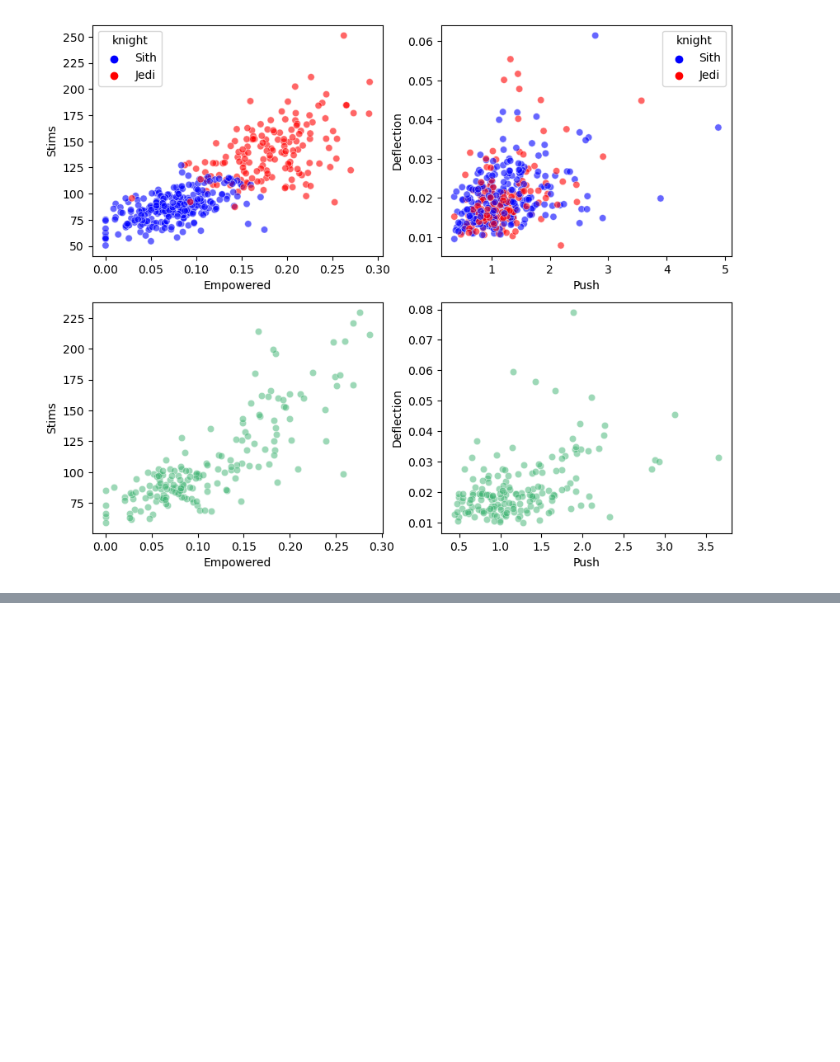
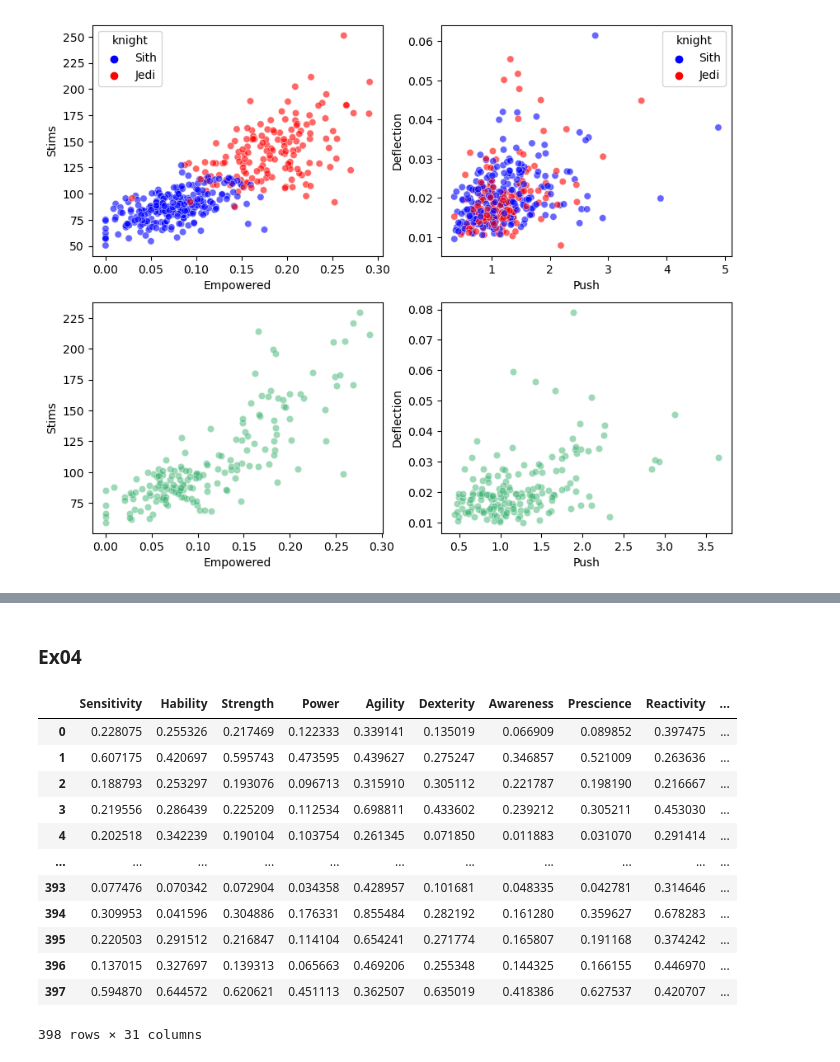
Before and after one commit to ayoubabounakif/data-science-modules, a Jupyter notebook: notebook_m03.ipynb, the cells around one changed output, grey strips where cells are left out. Drawn from its saved outputs; the diff is of its cells as text; code cells hidden in the pictures; blank space fills up the shorter version.

```diff
--- a/notebook_m03.ipynb
+++ b/notebook_m03.ipynb
@@ -115,0 +152,2 @@ plt.show()
+# %% [markdown]
+### Ex04
@@ -115,0 +165,16 @@ plt.show()
+# %%
+train_knight_normalized
+# %% [output]
+|  | Sensitivity | Hability | Strength | Power | Agility | Dexterity | Awareness | Prescience | Reactivity | ... |
+| 0 | 0.228075 | 0.255326 | 0.217469 | 0.122333 | 0.339141 | 0.135019 | 0.066909 | 0.089852 | 0.397475 | ... |
+| 1 | 0.607175 | 0.420697 | 0.595743 | 0.473595 | 0.439627 | 0.275247 | 0.346857 | 0.521009 | 0.263636 | ... |
+| 2 | 0.188793 | 0.253297 | 0.193076 | 0.096713 | 0.315910 | 0.305112 | 0.221787 | 0.198190 | 0.216667 | ... |
+| 3 | 0.219556 | 0.286439 | 0.225209 | 0.112534 | 0.698811 | 0.433602 | 0.239212 | 0.305211 | 0.453030 | ... |
+| 4 | 0.202518 | 0.342239 | 0.190104 | 0.103754 | 0.261345 | 0.071850 | 0.011883 | 0.031070 | 0.291414 | ... |
+| ... | ... | ... | ... | ... | ... | ... | ... | ... | ... | ... |
+| 393 | 0.077476 | 0.070342 | 0.072904 | 0.034358 | 0.428957 | 0.101681 | 0.048335 | 0.042781 | 0.314646 | ... |
+| 394 | 0.309953 | 0.041596 | 0.304886 | 0.176331 | 0.855484 | 0.282192 | 0.161280 | 0.359627 | 0.678283 | ... |
+| 395 | 0.220503 | 0.291512 | 0.216847 | 0.114104 | 0.654241 | 0.271774 | 0.165807 | 0.191168 | 0.374242 | ... |
+| 396 | 0.137015 | 0.327697 | 0.139313 | 0.065663 | 0.469206 | 0.255348 | 0.144325 | 0.166155 | 0.446970 | ... |
+| 397 | 0.594870 | 0.644572 | 0.620621 | 0.451113 | 0.362507 | 0.635019 | 0.418386 | 0.627537 | 0.420707 | ... |
+398 rows × 31 columns
```
Also changed, not shown: parts of 13 cells of this notebook.
